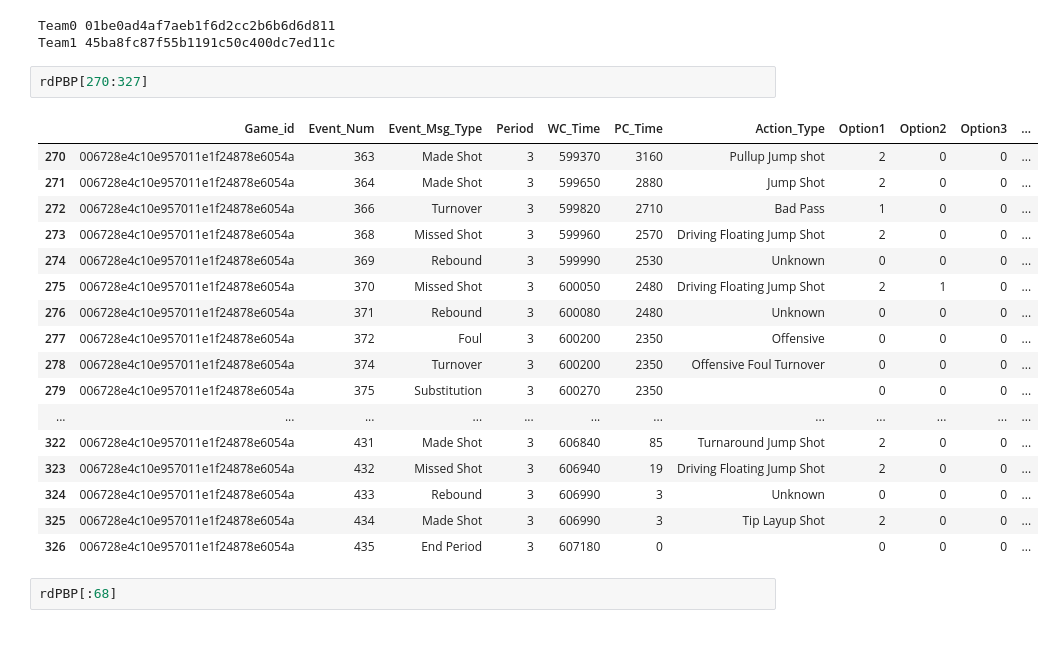
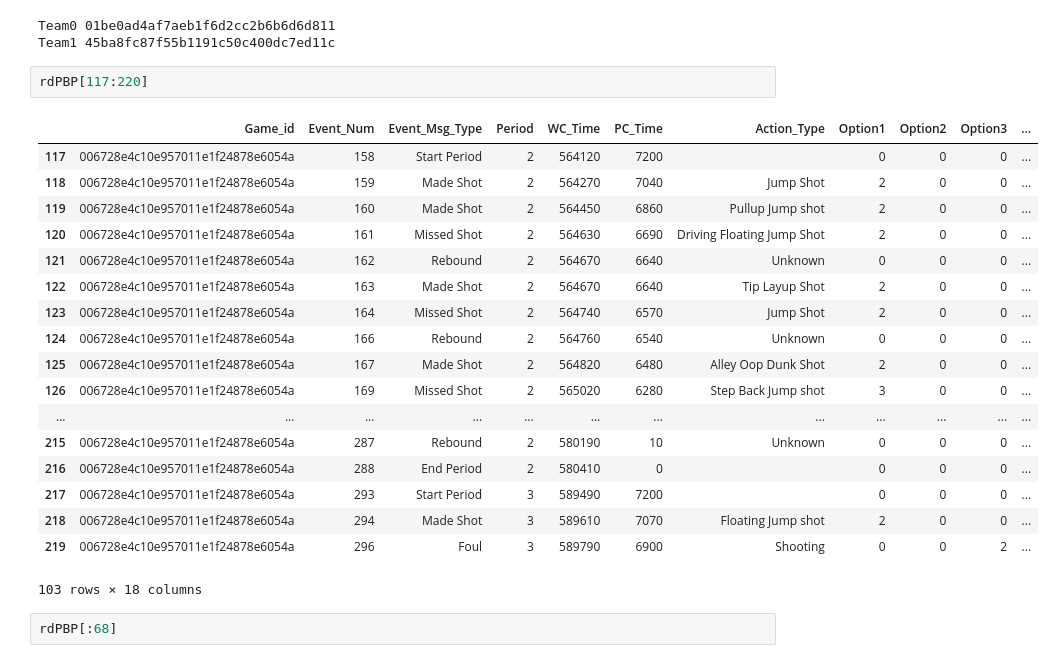
Before and after one commit to wpouse/NBA, a Jupyter notebook: Hackathon Prompt/NBARatingsScrubbed.ipynb, the cells around one changed output. Cells and saved outputs as stored; diff of their text form.

```diff
--- a/Hackathon Prompt/NBARatingsScrubbed.ipynb
+++ b/Hackathon Prompt/NBARatingsScrubbed.ipynb
@@ -811,26 +811,27 @@ rdPBP = readablePlayByPlay(gamePlayByPlay, gameLineup, eventCodes)
 # %% [output]
 Team0 01be0ad4af7aeb1f6d2cc2b6b6d6d811
 Team1 45ba8fc87f55b1191c50c400dc7ed11c
-# %%
-rdPBP[270:327]
-# %% [output]
-|  | Game_id | Event_Num | Event_Msg_Type | Period | WC_Time | PC_Time | Action_Type | Option1 | Option2 | Option3 | ... |
-| 270 | 006728e4c10e957011e1f24878e6054a | 363 | Made Shot | 3 | 599370 | 3160 | Pullup Jump shot | 2 | 0 | 0 | ... |
-| 271 | 006728e4c10e957011e1f24878e6054a | 364 | Made Shot | 3 | 599650 | 2880 | Jump Shot | 2 | 0 | 0 | ... |
-| 272 | 006728e4c10e957011e1f24878e6054a | 366 | Turnover | 3 | 599820 | 2710 | Bad Pass | 1 | 0 | 0 | ... |
-| 273 | 006728e4c10e957011e1f24878e6054a | 368 | Missed Shot | 3 | 599960 | 2570 | Driving Floating Jump Shot | 2 | 0 | 0 | ... |
-| 274 | 006728e4c10e957011e1f24878e6054a | 369 | Rebound | 3 | 599990 | 2530 | Unknown | 0 | 0 | 0 | ... |
-| 275 | 006728e4c10e957011e1f24878e6054a | 370 | Missed Shot | 3 | 600050 | 2480 | Driving Floating Jump Shot | 2 | 1 | 0 | ... |
-| 276 | 006728e4c10e957011e1f24878e6054a | 371 | Rebound | 3 | 600080 | 2480 | Unknown | 0 | 0 | 0 | ... |
-| 277 | 006728e4c10e957011e1f24878e6054a | 372 | Foul | 3 | 600200 | 2350 | Offensive | 0 | 0 | 0 | ... |
-| 278 | 006728e4c10e957011e1f24878e6054a | 374 | Turnover | 3 | 600200 | 2350 | Offensive Foul Turnover | 0 | 0 | 0 | ... |
-| 279 | 006728e4c10e957011e1f24878e6054a | 375 | Substitution | 3 | 600270 | 2350 |  | 0 | 0 | 0 | ... |
-| ... | ... | ... | ... | ... | ... | ... | ... | ... | ... | ... | ... |
-| 322 | 006728e4c10e957011e1f24878e6054a | 431 | Made Shot | 3 | 606840 | 85 | Turnaround Jump Shot | 2 | 0 | 0 | ... |
-| 323 | 006728e4c10e957011e1f24878e6054a | 432 | Missed Shot | 3 | 606940 | 19 | Driving Floating Jump Shot | 2 | 0 | 0 | ... |
-| 324 | 006728e4c10e957011e1f24878e6054a | 433 | Rebound | 3 | 606990 | 3 | Unknown | 0 | 0 | 0 | ... |
-| 325 | 006728e4c10e957011e1f24878e6054a | 434 | Made Shot | 3 | 606990 | 3 | Tip Layup Shot | 2 | 0 | 0 | ... |
-| 326 | 006728e4c10e957011e1f24878e6054a | 435 | End Period | 3 | 607180 | 0 |  | 0 | 0 | 0 | ... |
+# %%
+rdPBP[117:220]
+# %% [output]
+|  | Game_id | Event_Num | Event_Msg_Type | Period | WC_Time | PC_Time | Action_Type | Option1 | Option2 | Option3 | ... |
+| 117 | 006728e4c10e957011e1f24878e6054a | 158 | Start Period | 2 | 564120 | 7200 |  | 0 | 0 | 0 | ... |
+| 118 | 006728e4c10e957011e1f24878e6054a | 159 | Made Shot | 2 | 564270 | 7040 | Jump Shot | 2 | 0 | 0 | ... |
+| 119 | 006728e4c10e957011e1f24878e6054a | 160 | Made Shot | 2 | 564450 | 6860 | Pullup Jump shot | 2 | 0 | 0 | ... |
+| 120 | 006728e4c10e957011e1f24878e6054a | 161 | Missed Shot | 2 | 564630 | 6690 | Driving Floating Jump Shot | 2 | 0 | 0 | ... |
+| 121 | 006728e4c10e957011e1f24878e6054a | 162 | Rebound | 2 | 564670 | 6640 | Unknown | 0 | 0 | 0 | ... |
+| 122 | 006728e4c10e957011e1f24878e6054a | 163 | Made Shot | 2 | 564670 | 6640 | Tip Layup Shot | 2 | 0 | 0 | ... |
+| 123 | 006728e4c10e957011e1f24878e6054a | 164 | Missed Shot | 2 | 564740 | 6570 | Jump Shot | 2 | 0 | 0 | ... |
+| 124 | 006728e4c10e957011e1f24878e6054a | 166 | Rebound | 2 | 564760 | 6540 | Unknown | 0 | 0 | 0 | ... |
+| 125 | 006728e4c10e957011e1f24878e6054a | 167 | Made Shot | 2 | 564820 | 6480 | Alley Oop Dunk Shot | 2 | 0 | 0 | ... |
+| 126 | 006728e4c10e957011e1f24878e6054a | 169 | Missed Shot | 2 | 565020 | 6280 | Step Back Jump shot | 3 | 0 | 0 | ... |
+| ... | ... | ... | ... | ... | ... | ... | ... | ... | ... | ... | ... |
+| 215 | 006728e4c10e957011e1f24878e6054a | 287 | Rebound | 2 | 580190 | 10 | Unknown | 0 | 0 | 0 | ... |
+| 216 | 006728e4c10e957011e1f24878e6054a | 288 | End Period | 2 | 580410 | 0 |  | 0 | 0 | 0 | ... |
+| 217 | 006728e4c10e957011e1f24878e6054a | 293 | Start Period | 3 | 589490 | 7200 |  | 0 | 0 | 0 | ... |
+| 218 | 006728e4c10e957011e1f24878e6054a | 294 | Made Shot | 3 | 589610 | 7070 | Floating Jump shot | 2 | 0 | 0 | ... |
+| 219 | 006728e4c10e957011e1f24878e6054a | 296 | Foul | 3 | 589790 | 6900 | Shooting | 0 | 0 | 2 | ... |
+103 rows × 18 columns
 # %%
 rdPBP[:68]
 # %% [output]
```
Also changed, not shown: parts of 2 cells of this notebook, 1 other file.
